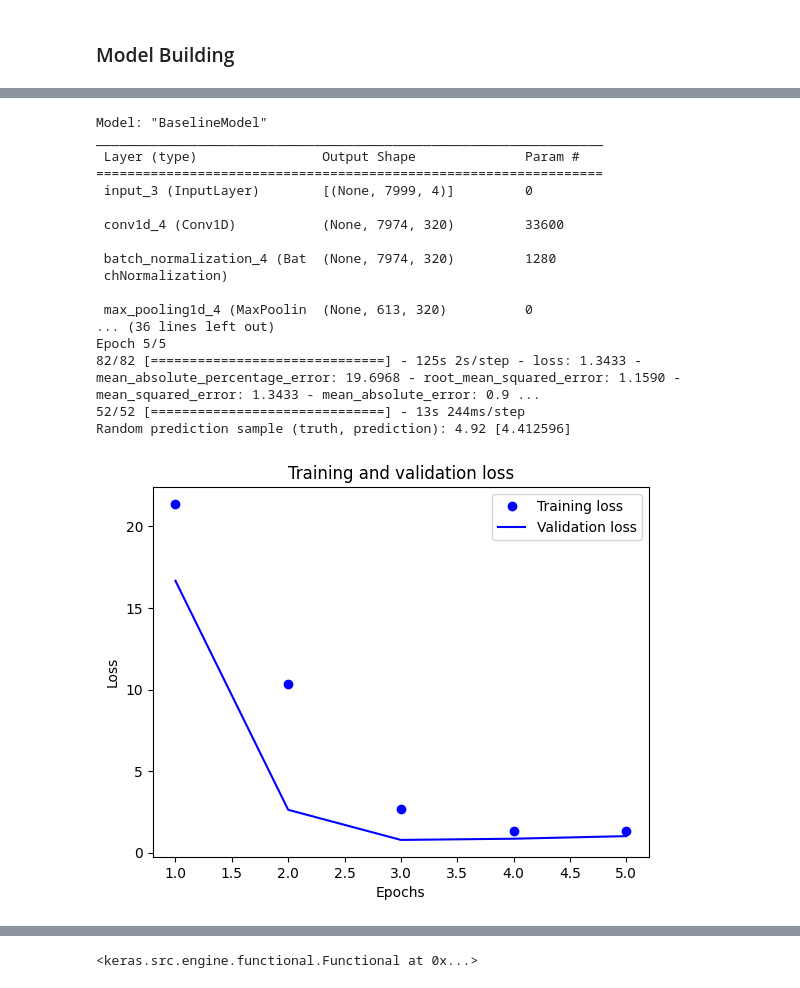
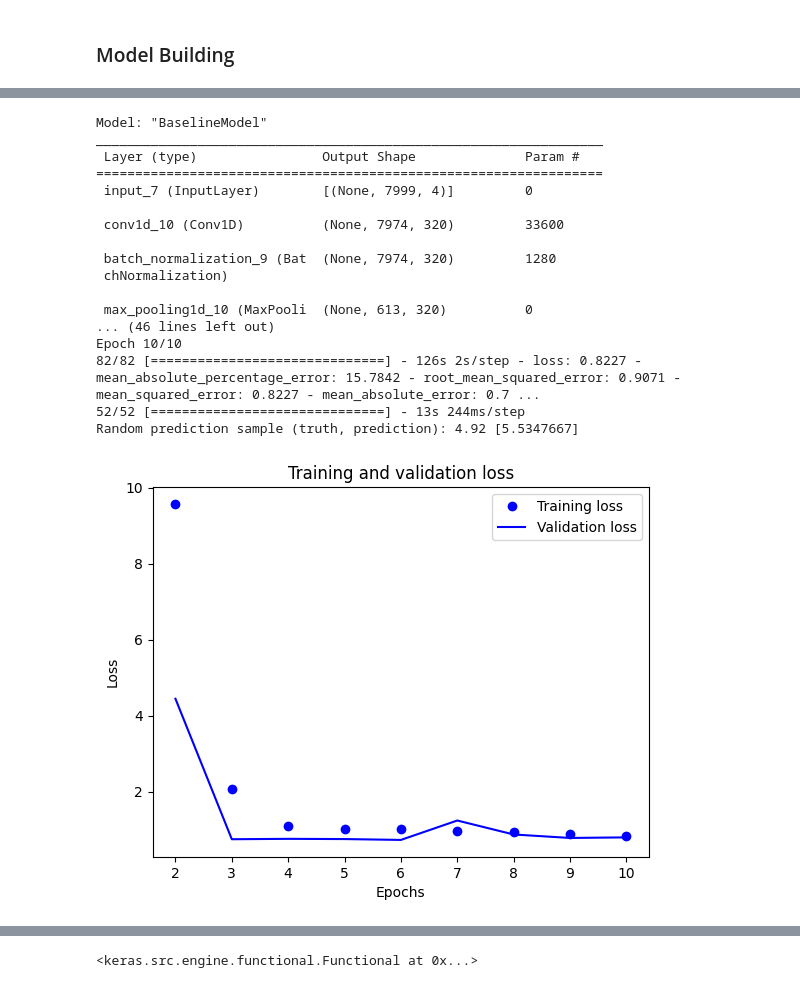
Before and after one commit to bleuchien/PTR-augur, a Jupyter notebook: notebooks/neuralnet.ipynb, the cells around one changed output, grey strips where cells are left out. Cells and saved outputs as stored; diff of their text form; code cells hidden in the pictures.

```diff
--- a/notebooks/neuralnet.ipynb
+++ b/notebooks/neuralnet.ipynb
@@ -278,7 +269,7 @@ def danq_refined_model():
 
     return model
 # %%
-def baseline_model():
+def dan_zrimec_model():
     # input
     # setting fixed shape since the sequences are padded to the max length (threshold of preproc2)
     inputs = layers.Input(shape=(7999, 4))
@@ -354,7 +345,7 @@ def plot_loss(hist, start_epoch=1):
     history_dict = hist.history
     loss_values = history_dict["loss"][start_epoch-1:]
     val_loss_values = history_dict["val_loss"][start_epoch-1:]
-    epochs = range(start_epoch, len(loss_values) + 1)
+    epochs = range(start_epoch, len(history_dict["loss"]) + 1)
     plt.plot(epochs, loss_values, "bo", label="Training loss")
     plt.plot(epochs, val_loss_values, "b", label="Validation loss")
     plt.title("Training and validation loss")
@@ -363,7 +354,7 @@ def plot_loss(hist, start_epoch=1):
     plt.legend()
     plt.show()
 # %%
-def model_test(model, epochs=5):
+def model_test(model, epochs=5, plot_epoch_start=1):
     model.summary()
 
     model.compile(
@@ -385,4 +376,4 @@ def model_test(model, epochs=5):
     y_pred = model.predict(X_test)
     print('Random prediction sample (truth, prediction):', y_test[0], y_pred[0])
 
-    plot_loss(history)
+    plot_loss(history, plot_epoch_start)
@@ -452,22 +445,22 @@ Random prediction sample (truth, prediction): 4.92 [4.7794333]
 # %%
-model_test(baseline_model())
+model_test(dan_zrimec_model(), 10, 2)
 # %% [output]
 Model: "BaselineModel"
 _________________________________________________________________
  Layer (type)                Output Shape              Param #
 =================================================================
- input_3 (InputLayer)        [(None, 7999, 4)]         0
+ input_7 (InputLayer)        [(None, 7999, 4)]         0
 
- conv1d_4 (Conv1D)           (None, 7974, 320)         33600
+ conv1d_10 (Conv1D)          (None, 7974, 320)         33600
 
- batch_normalization_4 (Bat  (None, 7974, 320)         1280
+ batch_normalization_9 (Bat  (None, 7974, 320)         1280
  chNormalization)
 
- max_pooling1d_4 (MaxPoolin  (None, 613, 320)          0
-... (36 lines left out)
-Epoch 5/5
-82/82 [==============================] - 125s 2s/step - loss: 1.3433 - mean_absolute_percentage_error: 19.6968 - root_mean_squared_error: 1.1590 - mean_squared_error: 1.3433 - mean_absolute_error: 0.9 ...
+ max_pooling1d_10 (MaxPooli  (None, 613, 320)          0
+... (46 lines left out)
+Epoch 10/10
+82/82 [==============================] - 126s 2s/step - loss: 0.8227 - mean_absolute_percentage_error: 15.7842 - root_mean_squared_error: 0.9071 - mean_squared_error: 0.8227 - mean_absolute_error: 0.7 ...
 52/52 [==============================] - 13s 244ms/step
-Random prediction sample (truth, prediction): 4.92 [4.412596]
+Random prediction sample (truth, prediction): 4.92 [5.5347667]
-[figure, old version]
+[figure, new version]
 # %%
```
Also changed, not shown: parts of 13 cells of this notebook.
